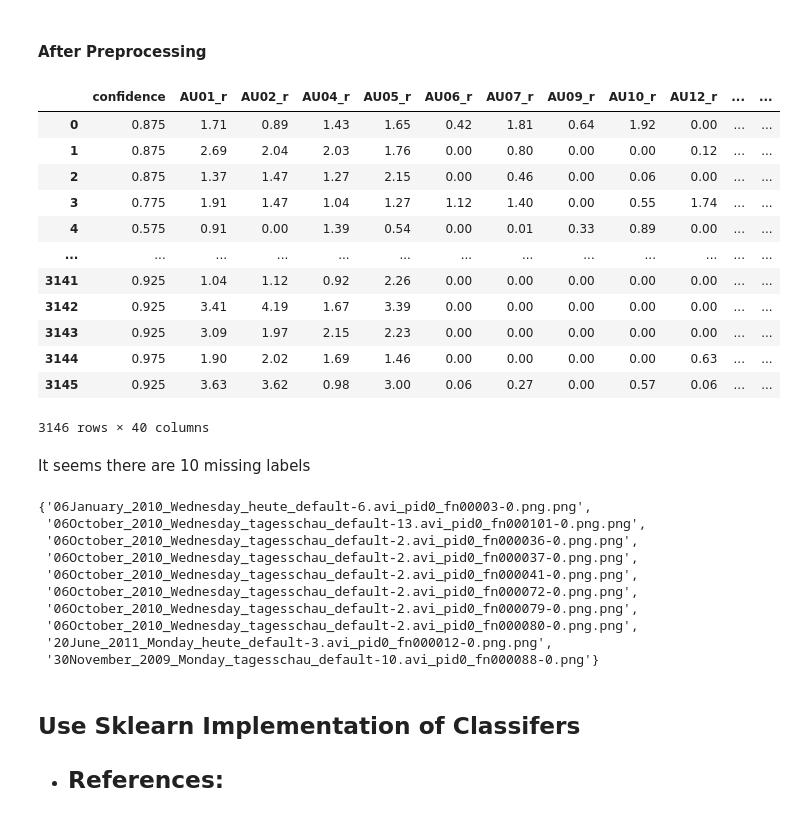
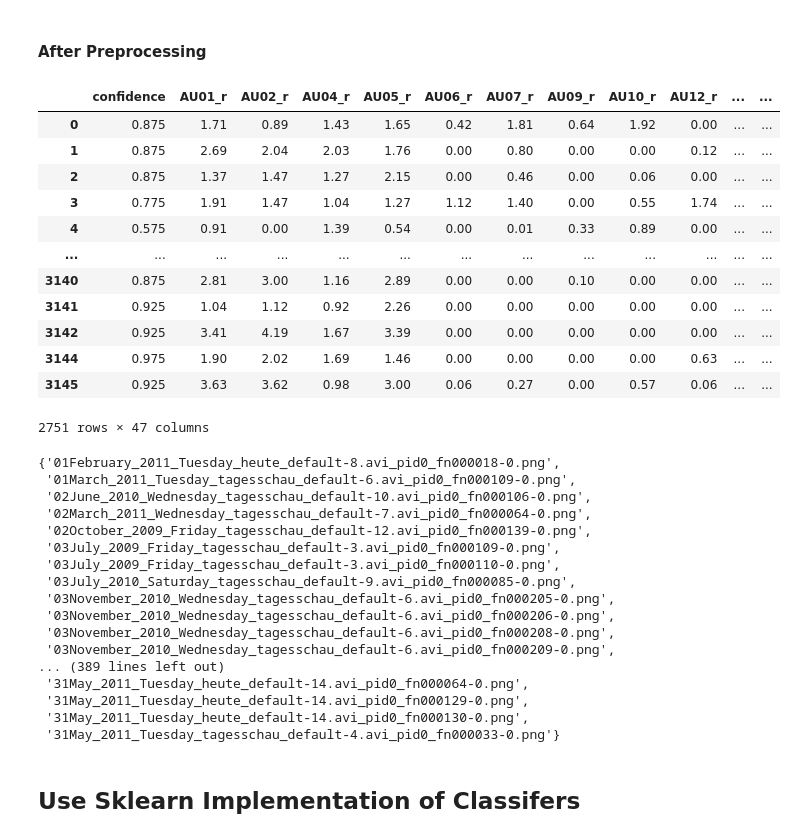
Before and after one commit to siicomos/emotion-picture-correlator, a Jupyter notebook: notebooks/Assignment 2-Copy1.ipynb, the cells around one changed output. Saved outputs shown, nothing was run; the diff lists cells and outputs as text; code cells hidden in the pictures.

```diff
--- a/notebooks/Assignment 2-Copy1.ipynb
+++ b/notebooks/Assignment 2-Copy1.ipynb
@@ -241,0 +295,3 @@ featrues_lables
+# %%
+category_df_data = {item:[] for item in categories}
+category_df_data
@@ -242,43 +332,46 @@ featrues_lables
 # %% [markdown]
 #### After Preprocessing
-# %%
-featrues_lables
-# %% [output]
-|  | confidence | AU01_r | AU02_r | AU04_r | AU05_r | AU06_r | AU07_r | AU09_r | AU10_r | AU12_r | ... | ... |
-| 0 | 0.875 | 1.71 | 0.89 | 1.43 | 1.65 | 0.42 | 1.81 | 0.64 | 1.92 | 0.00 | ... | ... |
-| 1 | 0.875 | 2.69 | 2.04 | 2.03 | 1.76 | 0.00 | 0.80 | 0.00 | 0.00 | 0.12 | ... | ... |
-| 2 | 0.875 | 1.37 | 1.47 | 1.27 | 2.15 | 0.00 | 0.46 | 0.00 | 0.06 | 0.00 | ... | ... |
-| 3 | 0.775 | 1.91 | 1.47 | 1.04 | 1.27 | 1.12 | 1.40 | 0.00 | 0.55 | 1.74 | ... | ... |
-| 4 | 0.575 | 0.91 | 0.00 | 1.39 | 0.54 | 0.00 | 0.01 | 0.33 | 0.89 | 0.00 | ... | ... |
-| ... | ... | ... | ... | ... | ... | ... | ... | ... | ... | ... | ... | ... |
-| 3141 | 0.925 | 1.04 | 1.12 | 0.92 | 2.26 | 0.00 | 0.00 | 0.00 | 0.00 | 0.00 | ... | ... |
-| 3142 | 0.925 | 3.41 | 4.19 | 1.67 | 3.39 | 0.00 | 0.00 | 0.00 | 0.00 | 0.00 | ... | ... |
-| 3143 | 0.925 | 3.09 | 1.97 | 2.15 | 2.23 | 0.00 | 0.00 | 0.00 | 0.00 | 0.00 | ... | ... |
-| 3144 | 0.975 | 1.90 | 2.02 | 1.69 | 1.46 | 0.00 | 0.00 | 0.00 | 0.00 | 0.63 | ... | ... |
-| 3145 | 0.925 | 3.63 | 3.62 | 0.98 | 3.00 | 0.06 | 0.27 | 0.00 | 0.57 | 0.06 | ... | ... |
-3146 rows × 40 columns
-# %% [markdown]
-It seems there are 10 missing labels
+# %%
+featrues_labels
+# %% [output]
+|  | confidence | AU01_r | AU02_r | AU04_r | AU05_r | AU06_r | AU07_r | AU09_r | AU10_r | AU12_r | ... | ... |
+| 0 | 0.875 | 1.71 | 0.89 | 1.43 | 1.65 | 0.42 | 1.81 | 0.64 | 1.92 | 0.00 | ... | ... |
+| 1 | 0.875 | 2.69 | 2.04 | 2.03 | 1.76 | 0.00 | 0.80 | 0.00 | 0.00 | 0.12 | ... | ... |
+| 2 | 0.875 | 1.37 | 1.47 | 1.27 | 2.15 | 0.00 | 0.46 | 0.00 | 0.06 | 0.00 | ... | ... |
+| 3 | 0.775 | 1.91 | 1.47 | 1.04 | 1.27 | 1.12 | 1.40 | 0.00 | 0.55 | 1.74 | ... | ... |
+| 4 | 0.575 | 0.91 | 0.00 | 1.39 | 0.54 | 0.00 | 0.01 | 0.33 | 0.89 | 0.00 | ... | ... |
+| ... | ... | ... | ... | ... | ... | ... | ... | ... | ... | ... | ... | ... |
+| 3140 | 0.875 | 2.81 | 3.00 | 1.16 | 2.89 | 0.00 | 0.00 | 0.10 | 0.00 | 0.00 | ... | ... |
+| 3141 | 0.925 | 1.04 | 1.12 | 0.92 | 2.26 | 0.00 | 0.00 | 0.00 | 0.00 | 0.00 | ... | ... |
+| 3142 | 0.925 | 3.41 | 4.19 | 1.67 | 3.39 | 0.00 | 0.00 | 0.00 | 0.00 | 0.00 | ... | ... |
+| 3144 | 0.975 | 1.90 | 2.02 | 1.69 | 1.46 | 0.00 | 0.00 | 0.00 | 0.00 | 0.63 | ... | ... |
+| 3145 | 0.925 | 3.63 | 3.62 | 0.98 | 3.00 | 0.06 | 0.27 | 0.00 | 0.57 | 0.06 | ... | ... |
+2751 rows × 47 columns
 # %%
 def find_diff(list_a, list_b):
     # this function finds the difference between list A and list B
     return set(list_a)-set(list_b)
 # %%
-find_diff(all_processed_features["External ID"].values, featrues_lables["External ID"].values)
+find_diff(all_processed_features["External ID"].values, featrues_labels["External ID"].values)
 # %% [output]
-{'06January_2010_Wednesday_heute_default-6.avi_pid0_fn00003-0.png.png',
- '06October_2010_Wednesday_tagesschau_default-13.avi_pid0_fn000101-0.png.png',
- '06October_2010_Wednesday_tagesschau_default-2.avi_pid0_fn000036-0.png.png',
- '06October_2010_Wednesday_tagesschau_default-2.avi_pid0_fn000037-0.png.png',
- '06October_2010_Wednesday_tagesschau_default-2.avi_pid0_fn000041-0.png.png',
- '06October_2010_Wednesday_tagesschau_default-2.avi_pid0_fn000072-0.png.png',
- '06October_2010_Wednesday_tagesschau_default-2.avi_pid0_fn000079-0.png.png',
- '06October_2010_Wednesday_tagesschau_default-2.avi_pid0_fn000080-0.png.png',
- '20June_2011_Monday_heute_default-3.avi_pid0_fn000012-0.png.png',
- '30November_2009_Monday_tagesschau_default-10.avi_pid0_fn000088-0.png'}
+{'01February_2011_Tuesday_heute_default-8.avi_pid0_fn000018-0.png',
+ '01March_2011_Tuesday_tagesschau_default-6.avi_pid0_fn000109-0.png',
+ '02June_2010_Wednesday_tagesschau_default-10.avi_pid0_fn000106-0.png',
+ '02March_2011_Wednesday_tagesschau_default-7.avi_pid0_fn000064-0.png',
+ '02October_2009_Friday_tagesschau_default-12.avi_pid0_fn000139-0.png',
+ '03July_2009_Friday_tagesschau_default-3.avi_pid0_fn000109-0.png',
+ '03July_2009_Friday_tagesschau_default-3.avi_pid0_fn000110-0.png',
+ '03July_2010_Saturday_tagesschau_default-9.avi_pid0_fn000085-0.png',
+ '03November_2010_Wednesday_tagesschau_default-6.avi_pid0_fn000205-0.png',
+ '03November_2010_Wednesday_tagesschau_default-6.avi_pid0_fn000206-0.png',
+ '03November_2010_Wednesday_tagesschau_default-6.avi_pid0_fn000208-0.png',
+ '03November_2010_Wednesday_tagesschau_default-6.avi_pid0_fn000209-0.png',
+... (389 lines left out)
+ '31May_2011_Tuesday_heute_default-14.avi_pid0_fn000064-0.png',
+ '31May_2011_Tuesday_heute_default-14.avi_pid0_fn000129-0.png',
+ '31May_2011_Tuesday_heute_default-14.avi_pid0_fn000130-0.png',
+ '31May_2011_Tuesday_tagesschau_default-4.avi_pid0_fn000033-0.png'}
 # %% [markdown]
 ## Use Sklearn Implementation of Classifers
-- References:
-    -
 # %%
 from sklearn.model_selection import train_test_split
```
Also changed, not shown: parts of 88 cells of this notebook.
